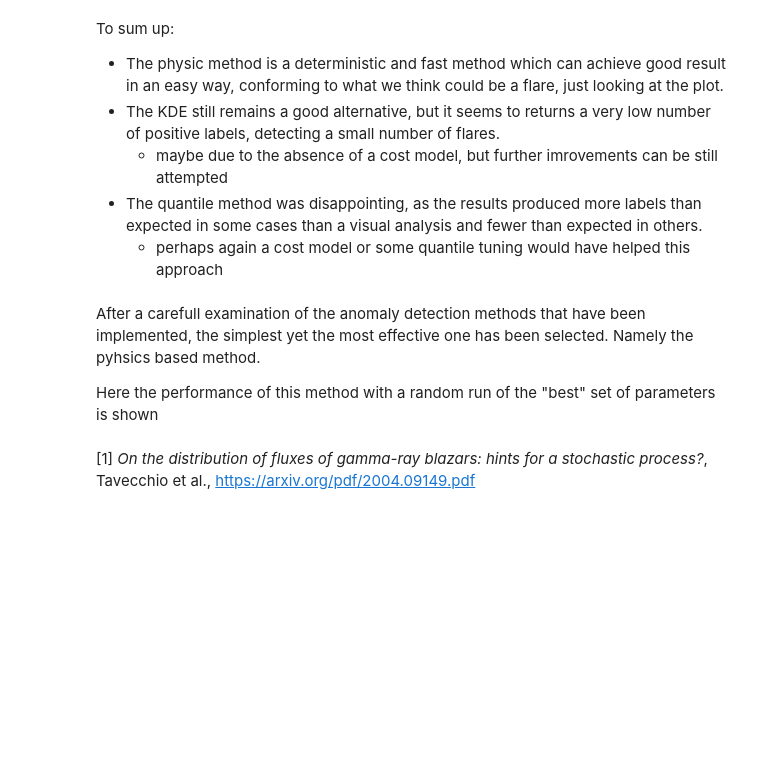
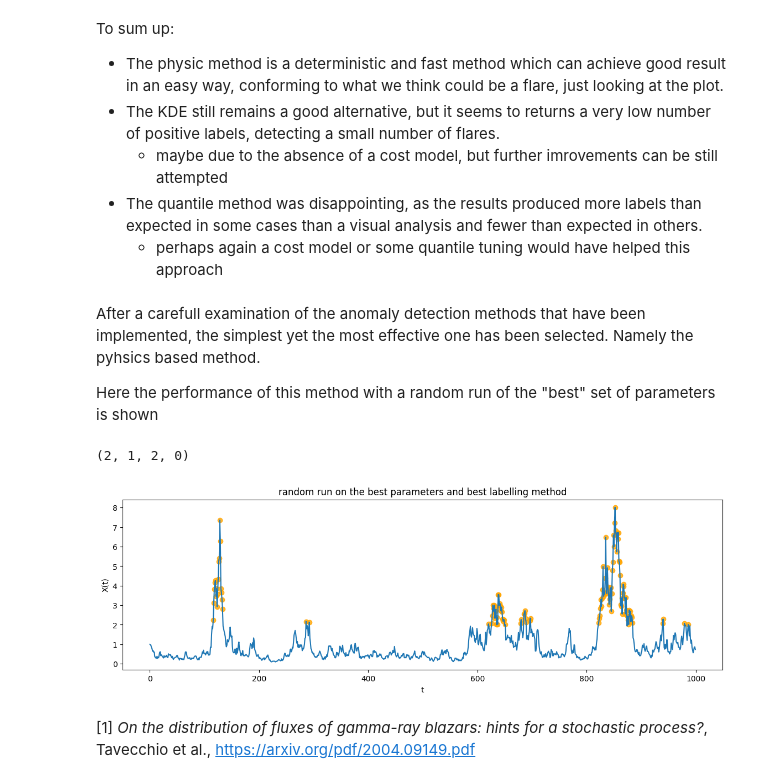
Before and after one commit to falric05/AII-Flare-prediction, a Jupyter notebook: notebooks/AI_ind_data.ipynb, the cells around one changed output. Saved outputs shown, nothing was run; the diff lists cells and outputs as text; code cells hidden in the pictures; blank space fills up the shorter version.

```diff
--- a/notebooks/AI_ind_data.ipynb
+++ b/notebooks/AI_ind_data.ipynb
@@ -271,11 +290,14 @@ After a carefull examination of the anomaly detection methods that have been imp
 
 Here the performance of this method with a random run of the "best" set of parameters is shown
 # %%
-run = 1
+run = 3
 labels_best = physic_labels
 bindexes = data_loader.get_standard_indexes()
 X_best = data_loader.get_standard_values(run=run)
 best_labels = labels_best[run, bindexes[0], bindexes[1], bindexes[2], bindexes[3], :]
 fplt.plot_serie(X_best, labels=best_labels, title='random run on the best parameters and best labelling method')
+# %% [output]
+(2, 1, 2, 0)
+[figure, added]
 # %% [markdown]
 \[1\] _On the distribution of fluxes of gamma-ray blazars: hints for a stochastic process?_, Tavecchio et al., [https://arxiv.org/pdf/2004.09149.pdf](https://arxiv.org/pdf/2004.09149.pdf)
```
Also changed, not shown: parts of 24 cells of this notebook.
